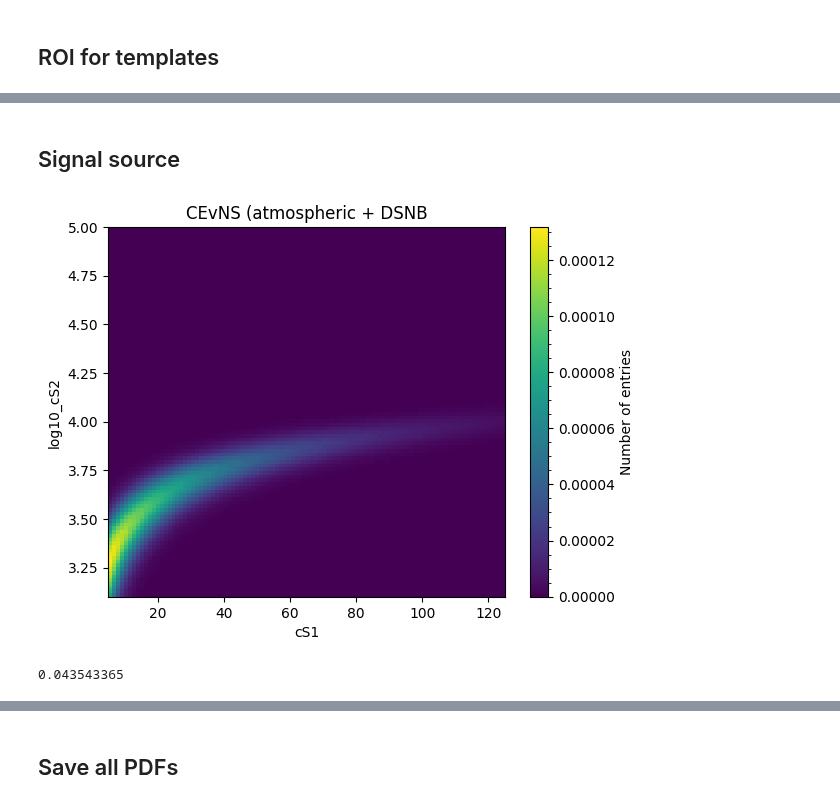
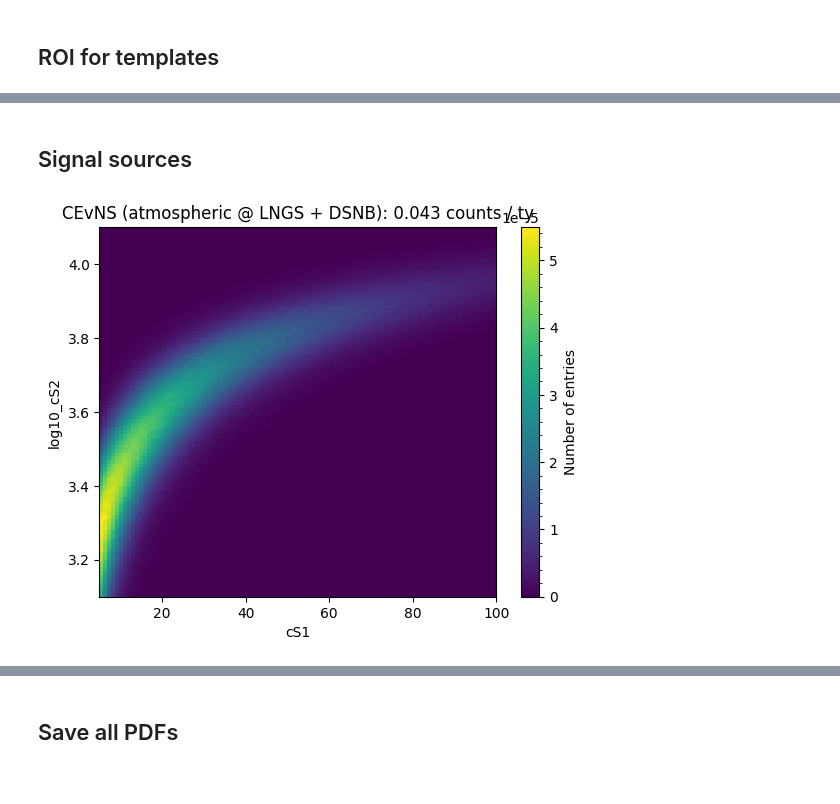
Before and after one commit to robertsjames/FlameFitSimple, a Jupyter notebook: analyses/CEvNS_discovery/XLZD_generate_templates.ipynb, the cells around one changed output, grey strips where cells are left out. Saved outputs shown, nothing was run; the diff lists cells and outputs as text; code cells hidden in the pictures.

Commit message:
Add in approximate neutron PDF (46 GeV WIMP); update ready to run high-stats version of definition 1 study.

```diff
--- a/analyses/CEvNS_discovery/XLZD_generate_templates.ipynb
+++ b/analyses/CEvNS_discovery/XLZD_generate_templates.ipynb
@@ -47,0 +158,16 @@ print(SolarER_mu)
+# %%
+neutrons = fd.xlzd.XLZDWIMPSource(wimp_mass=46,
+                                  configuration='60t',
+                                  drift_field_V_cm=drift_field_V_cm, gas_field_kV_cm=gas_field_kV_cm,
+                                  elife_ns=elife_ns, g1=g1)
+# %%
+neutrons_hist = Histdd(bins=100, range=[[cS1_min, cS1_max], [log10_cS2_min, log10_cS2_max]], axis_names=['cS1', 'log10_cS2'])
+
+neutrons_data = neutrons.simulate(int(1e7))
+
+neutrons_hist.add(neutrons_data['cs1'], np.log10(neutrons_data['cs2']))
+
+neutrons_hist.histogram = neutrons_hist.histogram / neutrons_hist.n
+
+neutrons_hist.plot()
+plt.title(f'Neutrons')
@@ -48,26 +177,29 @@ print(SolarER_mu)
+# %%
+if (conditions == 'good'):
+    pdfs[0]['neutrons_LNGS'] = neutrons_hist *(0.043 / 10.)
+    pdfs[0]['neutrons_SURF'] = neutrons_hist * (0.056 / 10.)
+elif (conditions == 'bad'):
+    pdfs[0]['neutrons_LNGS'] = neutrons_hist * (0.042 / 10.)
+    pdfs[0]['neutrons_SURF'] = neutrons_hist * (0.055 / 10.)
 # %% [markdown]
-## Signal source
+## Signal sources
 # %%
-CEvNS_other = fd.xlzd.XLZDvNROtherSource(configuration='60t',
-                                         drift_field_V_cm=80., gas_field_kV_cm=7.5,
-                                         elife_ns=10000e3, g1=0.27)
+CEvNS_other_LNGS = fd.xlzd.XLZDvNROtherLNGSSource(configuration='60t',
+                                                  drift_field_V_cm=drift_field_V_cm, gas_field_kV_cm=gas_field_kV_cm,
+                                                  elife_ns=elife_ns, g1=g1)
 # %%
-CEvNS_other_hist = Histdd(bins=100, range=[[cS1_min, cS1_max], [log10_cS2_min, log10_cS2_max]], axis_names=['cS1', 'log10_cS2'])
+CEvNS_other_LNGS_hist = Histdd(bins=100, range=[[cS1_min, cS1_max], [log10_cS2_min, log10_cS2_max]], axis_names=['cS1', 'log10_cS2'])
 
-CEvNS_other_data = CEvNS_other.simulate(int(1e7))
+CEvNS_other_LNGS_data = CEvNS_other_LNGS.simulate(int(1e7))
 
-CEvNS_other_hist.add(CEvNS_other_data['cs1'], np.log10(CEvNS_other_data['cs2']))
+CEvNS_other_LNGS_hist.add(CEvNS_other_LNGS_data['cs1'], np.log10(CEvNS_other_LNGS_data['cs2']))
 
-CEvNS_other_mu = CEvNS_other.estimate_mu(n_trials=int(1e7))
-CEvNS_other_hist.histogram = CEvNS_other_hist.histogram / CEvNS_other_hist.n * CEvNS_other_mu
+CEvNS_other_LNGS_mu = CEvNS_other_LNGS.estimate_mu(n_trials=int(1e7))
+CEvNS_other_LNGS_hist.histogram = CEvNS_other_LNGS_hist.histogram / CEvNS_other_LNGS_hist.n * CEvNS_other_LNGS_mu
 
-CEvNS_other_hist.plot()
-plt.title('CEvNS (atmospheric + DSNB')
+CEvNS_other_LNGS_hist.plot()
+plt.title(f'CEvNS (atmospheric @ LNGS + DSNB): {CEvNS_other_LNGS_mu:.3f} counts / ty')
 
-pdfs[1]['CEvNS_other'] = CEvNS_other_hist
+pdfs[1]['CEvNS_other_LNGS'] = CEvNS_other_LNGS_hist
 # %% [output]
-[figure, old version]
+[figure, new version]
-# %%
-print(CEvNS_other_mu)
-# %% [output]
-0.043543365
```
Also changed, not shown: parts of 22 cells of this notebook, 8 other files.
